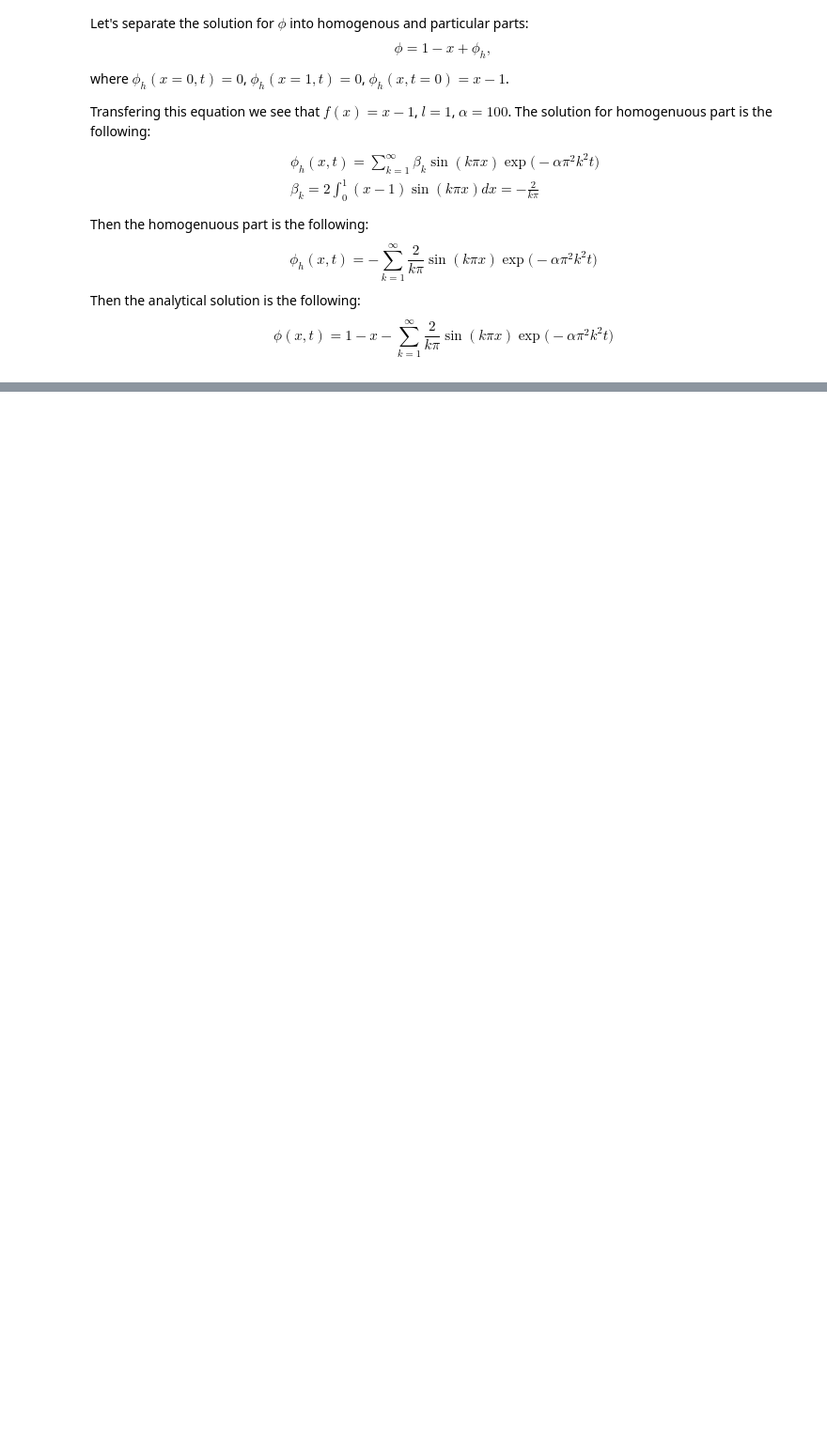
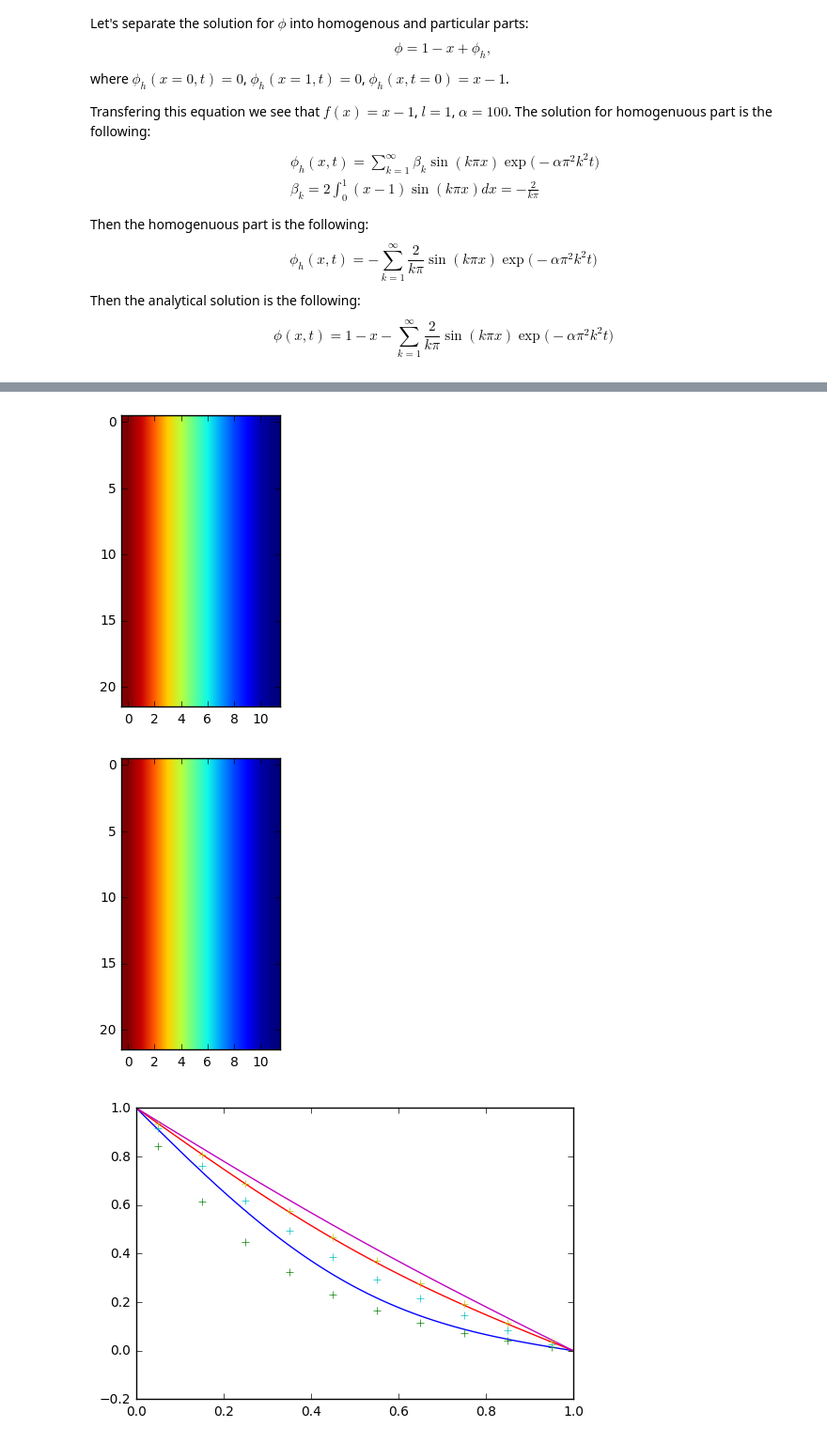
Before and after one commit to shurikkuzmin/FiniteVolumeADE, a Jupyter notebook: finite_volume_ade.ipynb, the cells around one changed output, grey strips where cells are left out. Shown: that part at 94% size. Drawn from its saved outputs; the diff is of its cells as text; code cells hidden in the pictures; blank space fills up the shorter version.

```diff
--- a/finite_volume_ade.ipynb
+++ b/finite_volume_ade.ipynb
@@ -363,20 +365,24 @@ print("Number of iterations",numIterations)
 # %%
 phi=numpy.zeros(((NY+2)*(NX+2),))
 phi[::NX+2]=1
 for iteration in range(1,numIterations+1):
     phi_old = phi
-    updateMatrix(mat,rhs)
+    updateMatrix(mat,rhs,phi_old)
 
     phi = numpy.linalg.solve(mat,rhs)
     phi_mat=phi.reshape((NY+2,NX+2))
     pylab.figure(1)
     pylab.imshow(phi_mat)
     print("Iteration = ",iteration)
     display.clear_output(wait=True)
     display.display(pylab.gcf())
 
     pylab.figure(2)
     xan,an = analytical(iteration*deltat)
     pylab.plot(xan,an)
     pylab.plot(xfv,phi_mat[10,:],"+")
     time.sleep(0.1)
+# %% [output]
+[figure, added]
+[figure, added]
+[figure, added]
```
Also changed, not shown: parts of 3 cells of this notebook.
